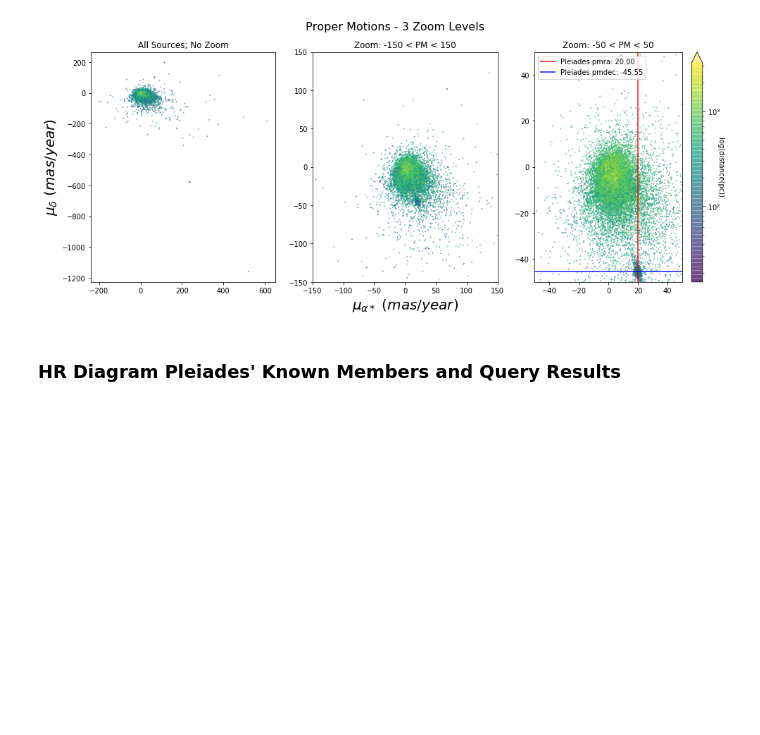
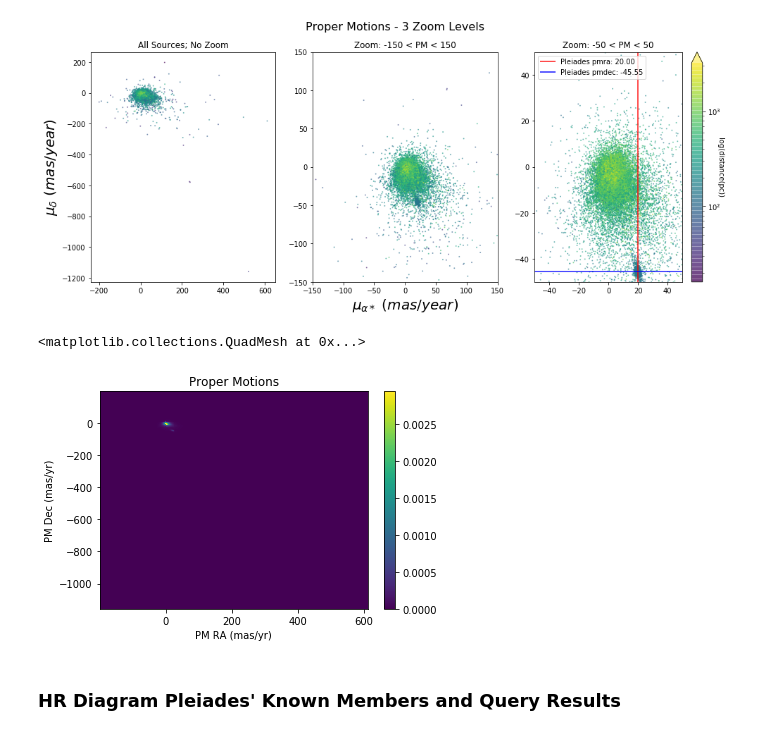
Before and after one commit to kevinmcmanus/cas-tau, a Jupyter notebook: PleiadesGMM.ipynb, the cells around one changed output. Drawn from its saved outputs; the diff is of its cells as text; code cells hidden in the pictures; blank space fills up the shorter version.

```diff
--- a/PleiadesGMM.ipynb
+++ b/PleiadesGMM.ipynb
@@ -407,6 +407,11 @@ fig.suptitle('Proper Motions - 3 Zoom Levels', fontsize=16)
 # %% [output]
 Text(0.5, 0.98, 'Proper Motions - 3 Zoom Levels')
 [figure]
+# %%
+pleiades_fs.plot_motions()
+# %% [output]
+<matplotlib.collections.QuadMesh at 0x...>
+[figure, added]
 # %% [markdown]
 ### HR Diagram Pleiades' Known Members and Query Results
 # %%
```
Also changed, not shown: 1 other file.
